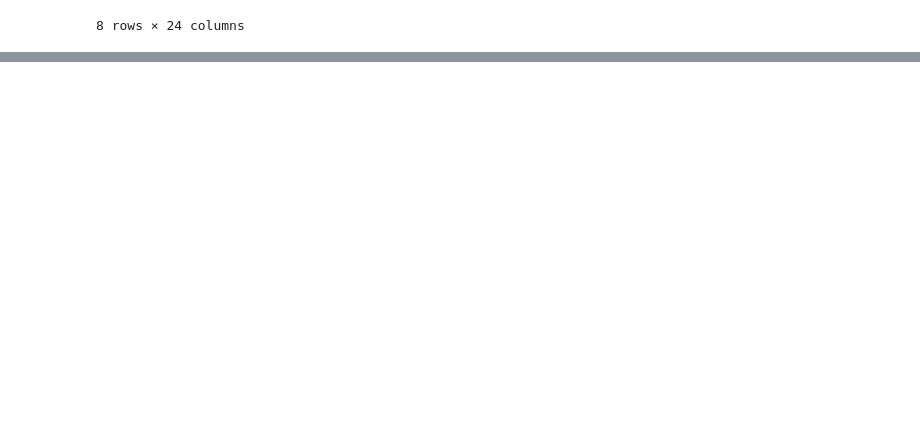
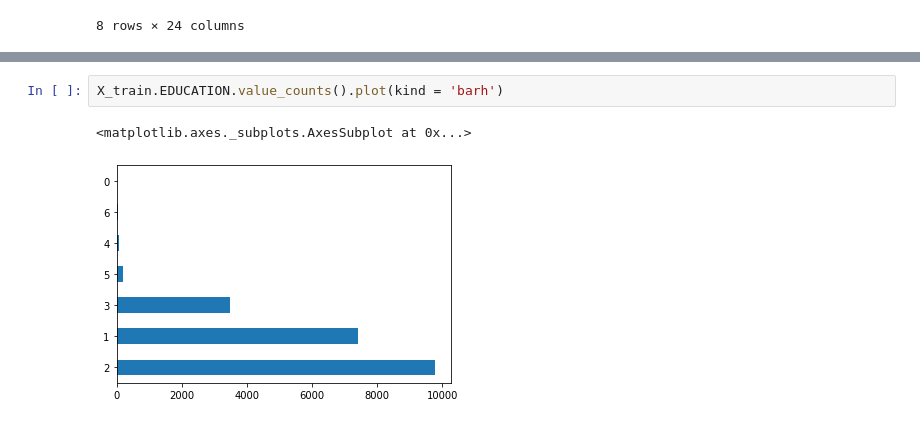
Before and after one commit to Shanky-21/Machine-Learning, a Jupyter notebook: janta hack competition/Untitled.ipynb, the cells around one changed output, grey strips where cells are left out. Saved outputs shown, nothing was run; the diff lists cells and outputs as text; blank space fills up the shorter version.

```diff
--- a/janta hack competition/Untitled.ipynb
+++ b/janta hack competition/Untitled.ipynb
@@ -74,0 +114,5 @@ X_train.describe()
+# %%
+X_train.EDUCATION.value_counts().plot(kind = 'barh')
+# %% [output]
+<matplotlib.axes._subplots.AxesSubplot at 0x...>
+[figure, added]
```
Also changed, not shown: parts of 22 cells of this notebook, 2 other files.
